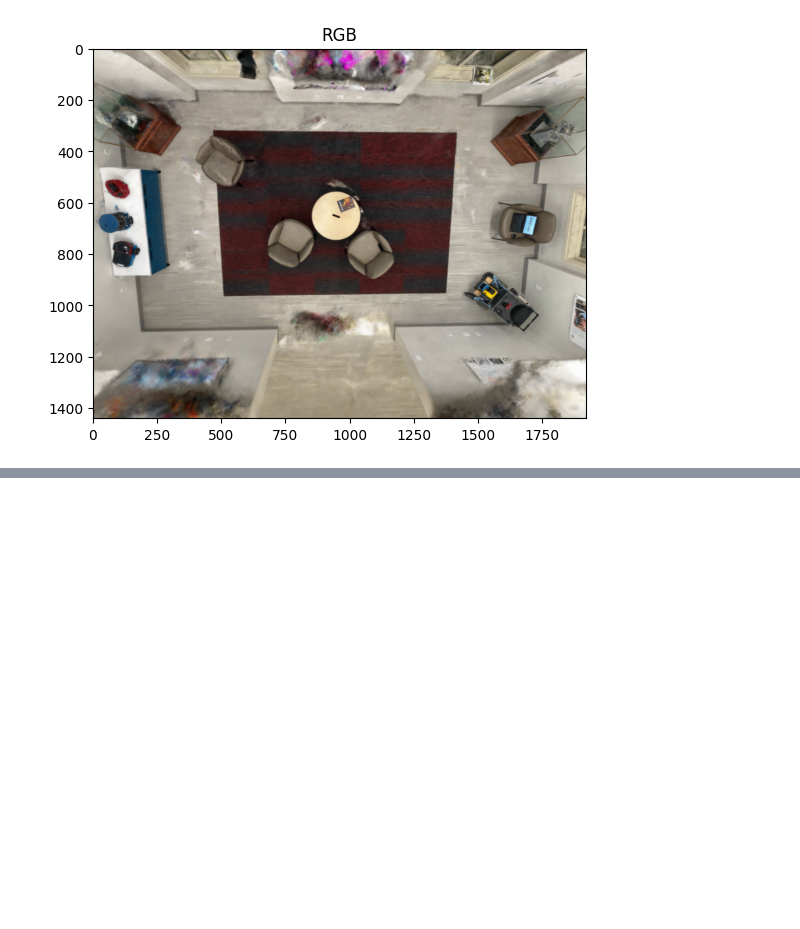
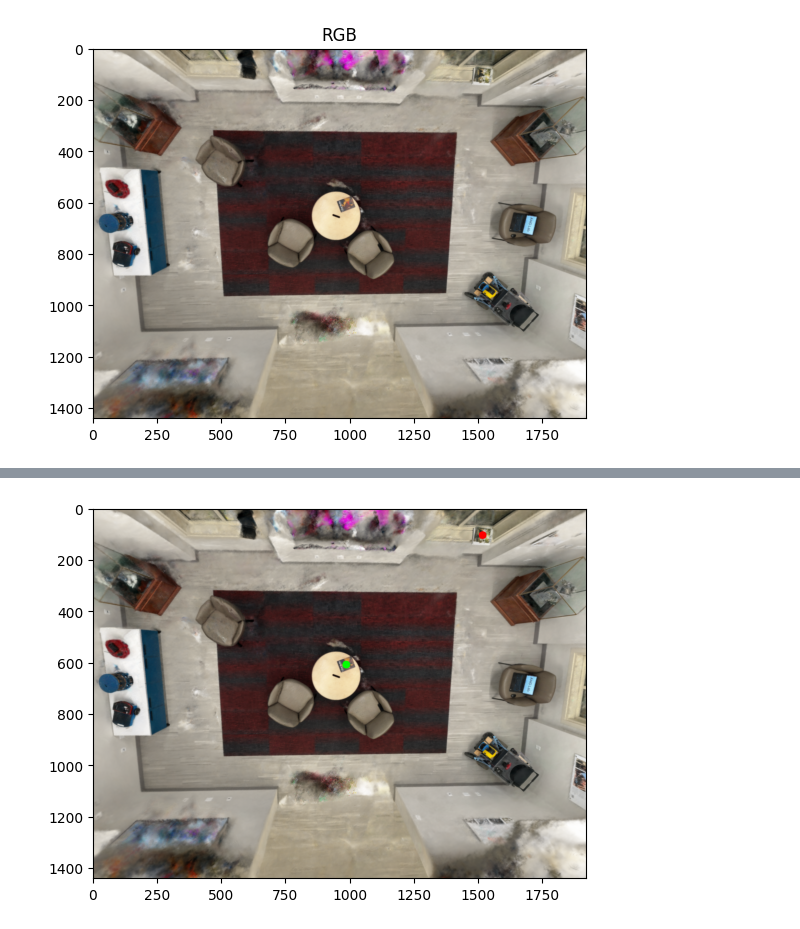
Before and after one commit to sadanand1120/f3rm, a Jupyter notebook: viz.ipynb, the cells around one changed output, grey strips where cells are left out. Saved outputs shown, nothing was run; the diff lists cells and outputs as text; code cells hidden in the pictures; blank space fills up the shorter version.

```diff
--- a/viz.ipynb
+++ b/viz.ipynb
@@ -52,0 +117,22 @@ plt.show()
+# %%
+depth = outputs["depth"].squeeze(-1)        # (H,W)
+origins = ray_bundle.origins.squeeze(0)      # (H,W,3)
+directions = ray_bundle.directions.squeeze(0)   # (H,W,3)
+pts_nerf = origins + directions * depth.unsqueeze(-1)
+magazine_pts = pts_nerf[magazine_mask].cpu().numpy()
+labels, stats = cluster_xyz(magazine_pts, max_auto_K=5)
+nerfworld_coords = torch.stack([
+    torch.from_numpy(stats[0]['center']).to(device, dtype=torch.float32),
+    torch.from_numpy(stats[1]['center']).to(device, dtype=torch.float32)
+])
+bevpcs_coords = Homography.general_project_A_to_B(nerfworld_coords, torch.linalg.inv(c2w_new_44), device=device)
+bevccsnormal_coords = Homography.general_project_A_to_B(bevpcs_coords, NERFinterface.get_nerf_ccs_to_normal_ccs_T(device=device), device=device)
+bevpcs_coords, _ = Homography.projectCCStoPCS(bevccsnormal_coords, K, WIDTH, HEIGHT, d=None, mode="none", device=device)
+
+img_copy = img.copy()
+cv2.circle(img_copy, (int(bevpcs_coords[0][0]), int(bevpcs_coords[0][1])), 15, (255, 0, 0), -1)
+cv2.circle(img_copy, (int(bevpcs_coords[1][0]), int(bevpcs_coords[1][1])), 15, (0, 255, 0), -1)
+plt.imshow(img_copy)
+plt.show()
+# %% [output]
+[figure, added]
```
Also changed, not shown: parts of 29 cells of this notebook, 4 other files.
